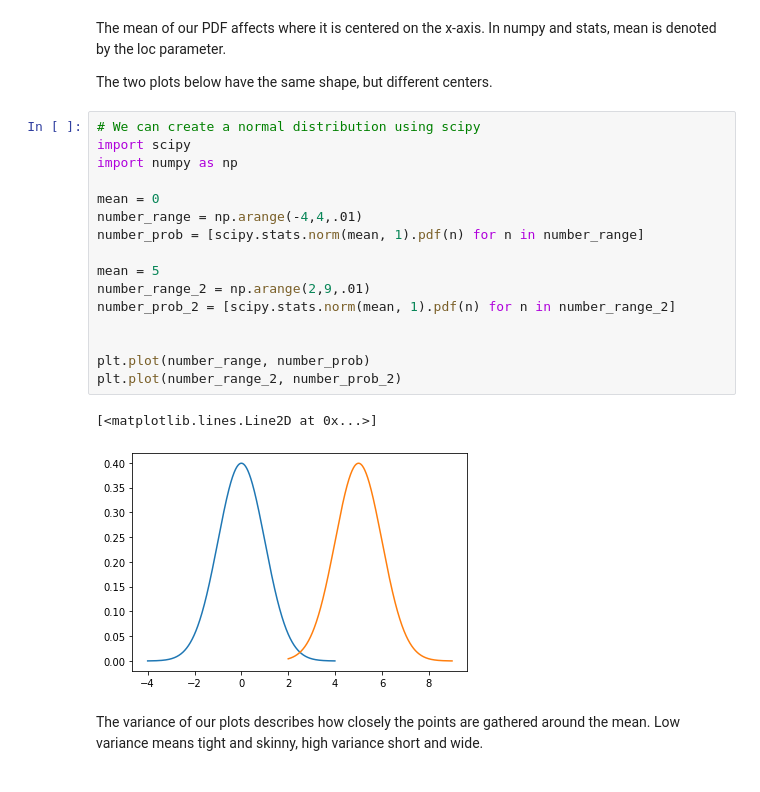
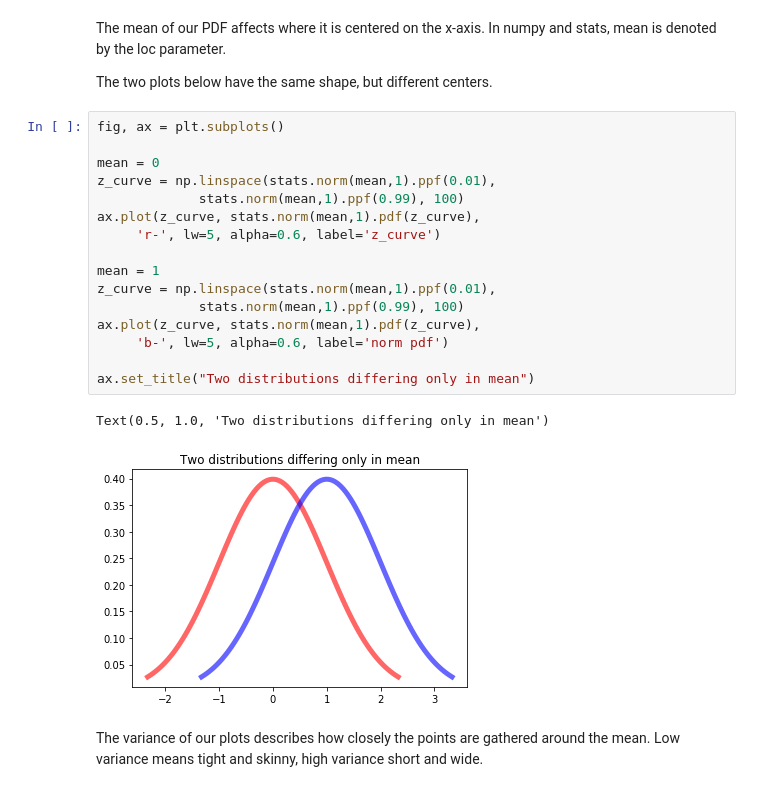
Before and after one commit to lecritch/distributions_seattle-chicago-ds, a Jupyter notebook: index.ipynb, the cells around one changed output. Cells and saved outputs as stored; diff of their text form.

```diff
--- a/index.ipynb
+++ b/index.ipynb
@@ -222,24 +261,24 @@ Instead of calculating the mean and standard deviation by hand, we will rather g
 The mean of our PDF affects where it is centered on the x-axis.  In numpy and stats, mean is denoted by the loc parameter.
 
 The two plots below have the same shape, but different centers.
-# %%
-# We can create a normal distribution using scipy
-import scipy
-import numpy as np
-
-mean = 0
-number_range = np.arange(-4,4,.01)
-number_prob = [scipy.stats.norm(mean, 1).pdf(n) for n in number_range]
-
-mean = 5
-number_range_2 = np.arange(2,9,.01)
-number_prob_2 = [scipy.stats.norm(mean, 1).pdf(n) for n in number_range_2]
-
-
-plt.plot(number_range, number_prob)
-plt.plot(number_range_2, number_prob_2)
-# %% [output]
-[<matplotlib.lines.Line2D at 0x...>]
-[figure, removed]
+# %%
+fig, ax = plt.subplots()
+
+mean = 0
+z_curve = np.linspace(stats.norm(mean,1).ppf(0.01),
+             stats.norm(mean,1).ppf(0.99), 100)
+ax.plot(z_curve, stats.norm(mean,1).pdf(z_curve),
+     'r-', lw=5, alpha=0.6, label='z_curve')
+
+mean = 1
+z_curve = np.linspace(stats.norm(mean,1).ppf(0.01),
+             stats.norm(mean,1).ppf(0.99), 100)
+ax.plot(z_curve, stats.norm(mean,1).pdf(z_curve),
+     'b-', lw=5, alpha=0.6, label='norm pdf')
+
+ax.set_title("Two distributions differing only in mean")
+# %% [output]
+Text(0.5, 1.0, 'Two distributions differing only in mean')
+[figure, added]
 # %% [markdown]
 The variance of our plots describes how closely the points are gathered around the mean.  Low variance means tight and skinny, high variance short and wide.
```
Also changed, not shown: parts of 37 cells of this notebook, 18 other files.
